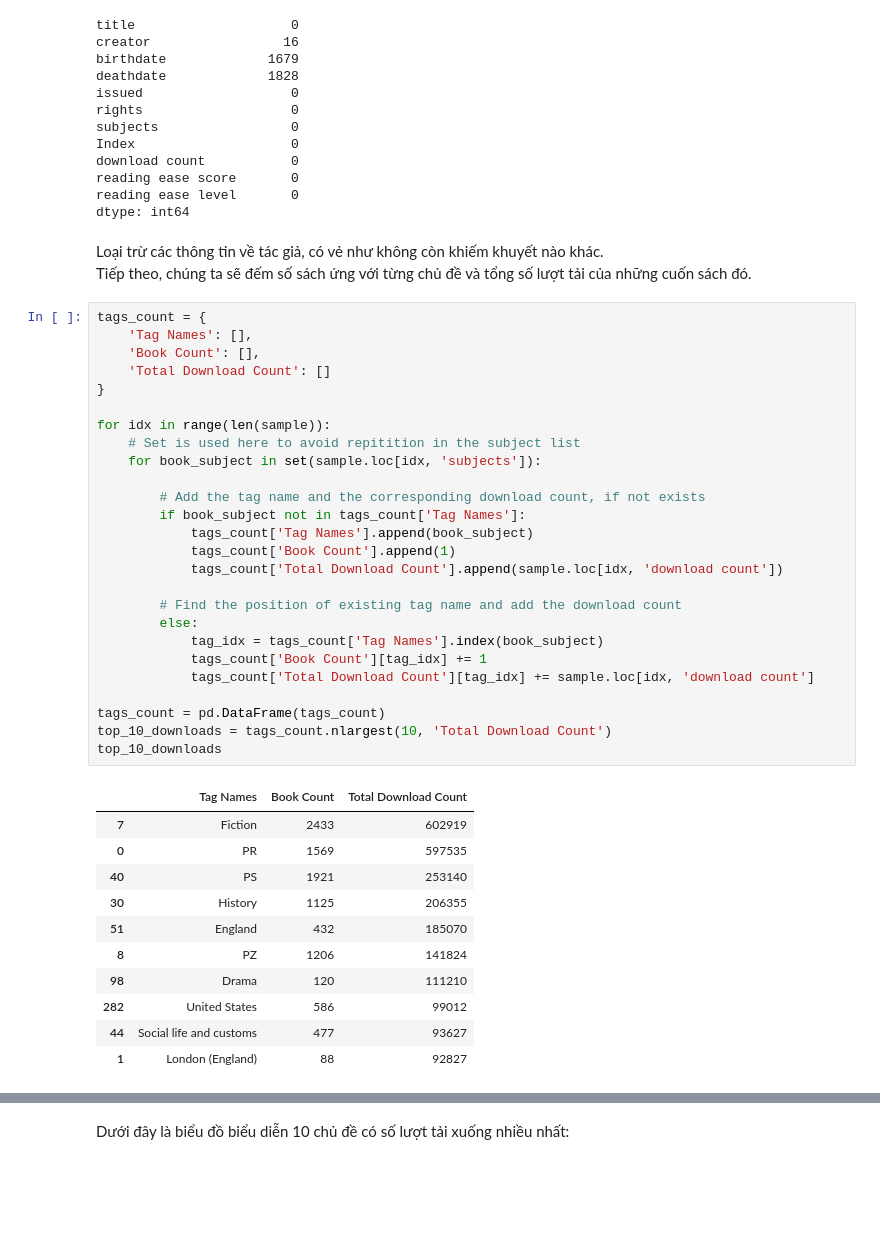
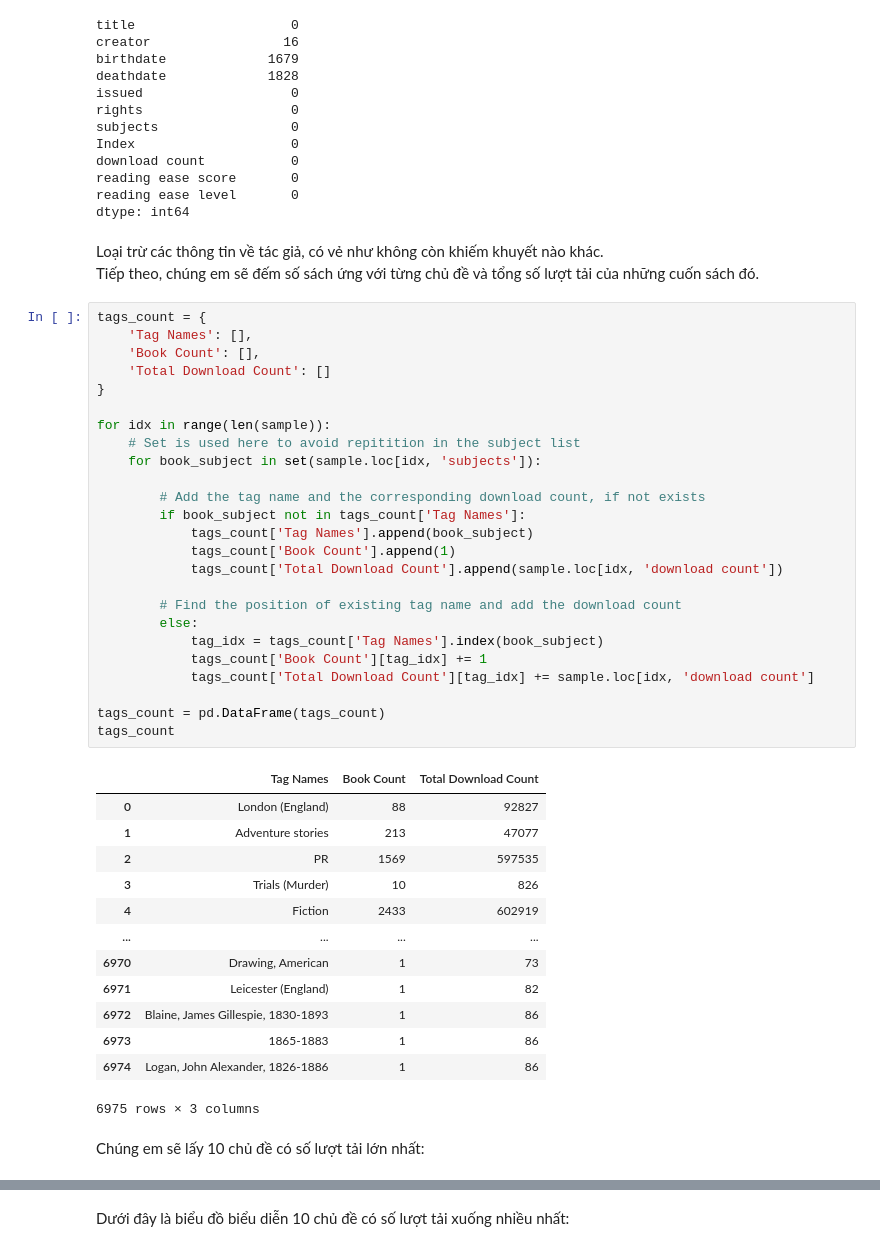
Before and after one commit to TempWiz/I2DS---Final-Project-Book-Recommandation-System, a Jupyter notebook: I2DS_22120295_HMQuang.ipynb, the cells around one changed output, grey strips where cells are left out. Drawn from its saved outputs; the diff is of its cells as text; blank space fills up the shorter version.

```diff
--- a/I2DS_22120295_HMQuang.ipynb
+++ b/I2DS_22120295_HMQuang.ipynb
@@ -274,42 +274,45 @@ reading ease level       0
 dtype: int64
 # %% [markdown]
 Loại trừ các thông tin về tác giả, có vẻ như không còn khiếm khuyết nào khác.
-Tiếp theo, chúng ta sẽ đếm số sách ứng với từng chủ đề và tổng số lượt tải của những cuốn sách đó.
+Tiếp theo, chúng em sẽ đếm số sách ứng với từng chủ đề và tổng số lượt tải của những cuốn sách đó.
 # %%
 tags_count = {
     'Tag Names': [],
     'Book Count': [],
     'Total Download Count': []
 }
 
 for idx in range(len(sample)):
     # Set is used here to avoid repitition in the subject list
     for book_subject in set(sample.loc[idx, 'subjects']):
 
         # Add the tag name and the corresponding download count, if not exists
         if book_subject not in tags_count['Tag Names']:
             tags_count['Tag Names'].append(book_subject)
             tags_count['Book Count'].append(1)
             tags_count['Total Download Count'].append(sample.loc[idx, 'download count'])
 
         # Find the position of existing tag name and add the download count
         else:
             tag_idx = tags_count['Tag Names'].index(book_subject)
             tags_count['Book Count'][tag_idx] += 1
             tags_count['Total Download Count'][tag_idx] += sample.loc[idx, 'download count']
 
 tags_count = pd.DataFrame(tags_count)
-top_10_downloads = tags_count.nlargest(10, 'Total Download Count')
-top_10_downloads
+tags_count
 # %% [output]
 |  | Tag Names | Book Count | Total Download Count |
-| 7 | Fiction | 2433 | 602919 |
-| 0 | PR | 1569 | 597535 |
-| 40 | PS | 1921 | 253140 |
-| 30 | History | 1125 | 206355 |
-| 51 | England | 432 | 185070 |
-| 8 | PZ | 1206 | 141824 |
-| 98 | Drama | 120 | 111210 |
-| 282 | United States | 586 | 99012 |
-| 44 | Social life and customs | 477 | 93627 |
-| 1 | London (England) | 88 | 92827 |
+| 0 | London (England) | 88 | 92827 |
+| 1 | Adventure stories | 213 | 47077 |
+| 2 | PR | 1569 | 597535 |
+| 3 | Trials (Murder) | 10 | 826 |
+| 4 | Fiction | 2433 | 602919 |
+| ... | ... | ... | ... |
+| 6970 | Drawing, American | 1 | 73 |
+| 6971 | Leicester (England) | 1 | 82 |
+| 6972 | Blaine, James Gillespie, 1830-1893 | 1 | 86 |
+| 6973 | 1865-1883 | 1 | 86 |
+| 6974 | Logan, John Alexander, 1826-1886 | 1 | 86 |
+6975 rows × 3 columns
+# %% [markdown]
+Chúng em sẽ lấy 10 chủ đề có số lượt tải lớn nhất:
```
Also changed, not shown: parts of 8 cells of this notebook.
